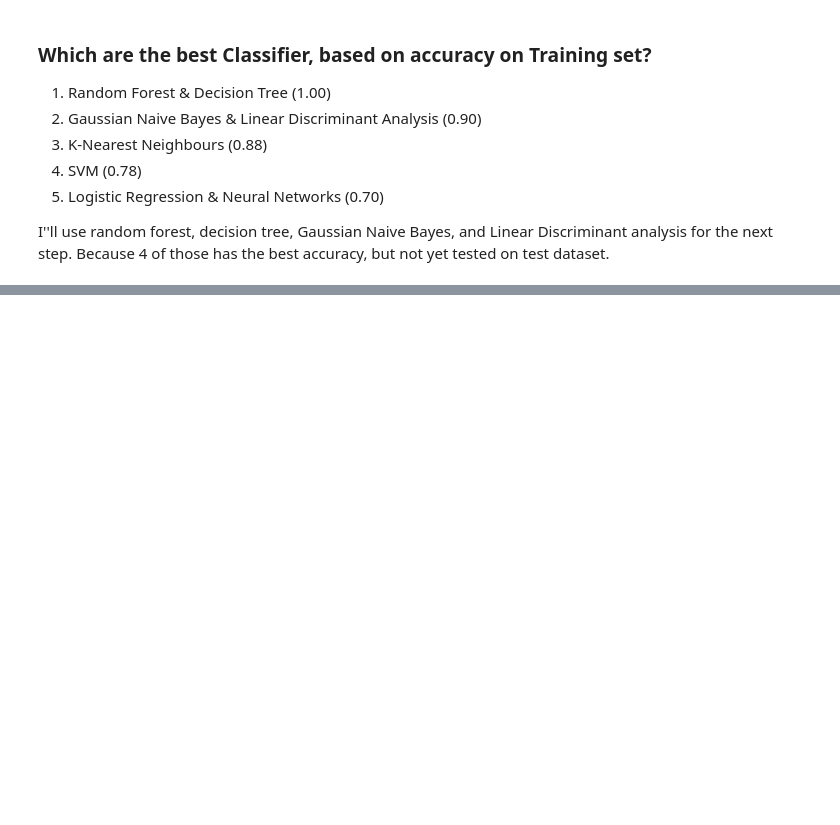
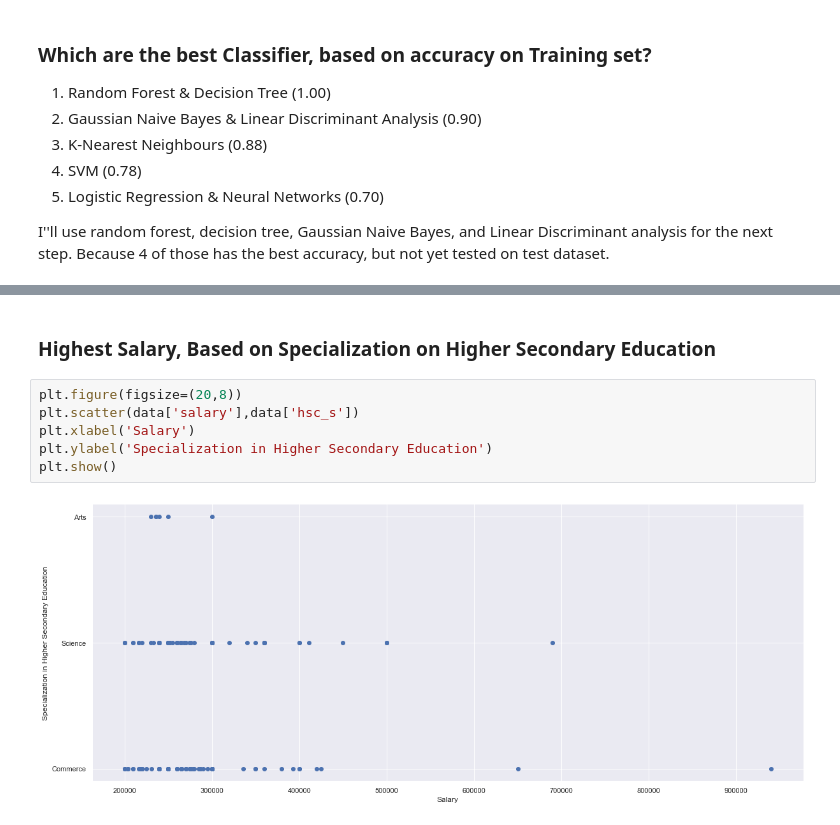
Before and after one commit to 3rda/Portfolio, a Jupyter notebook: Campus Recruitment/Campus Recruitment.ipynb, the cells around one changed output, grey strips where cells are left out. Drawn from its saved outputs; the diff is of its cells as text; blank space fills up the shorter version.

```diff
--- a/Campus Recruitment/Campus Recruitment.ipynb
+++ b/Campus Recruitment/Campus Recruitment.ipynb
@@ -445,0 +624,10 @@ I''ll use random forest, decision tree, Gaussian Naive Bayes, and Linear Discrim
+# %% [markdown]
+### Highest Salary, Based on Specialization on Higher Secondary Education
+# %%
+plt.figure(figsize=(20,8))
+plt.scatter(data['salary'],data['hsc_s'])
+plt.xlabel('Salary')
+plt.ylabel('Specialization in Higher Secondary Education')
+plt.show()
+# %% [output]
+[figure, added]
```
Also changed, not shown: parts of 35 cells of this notebook.
